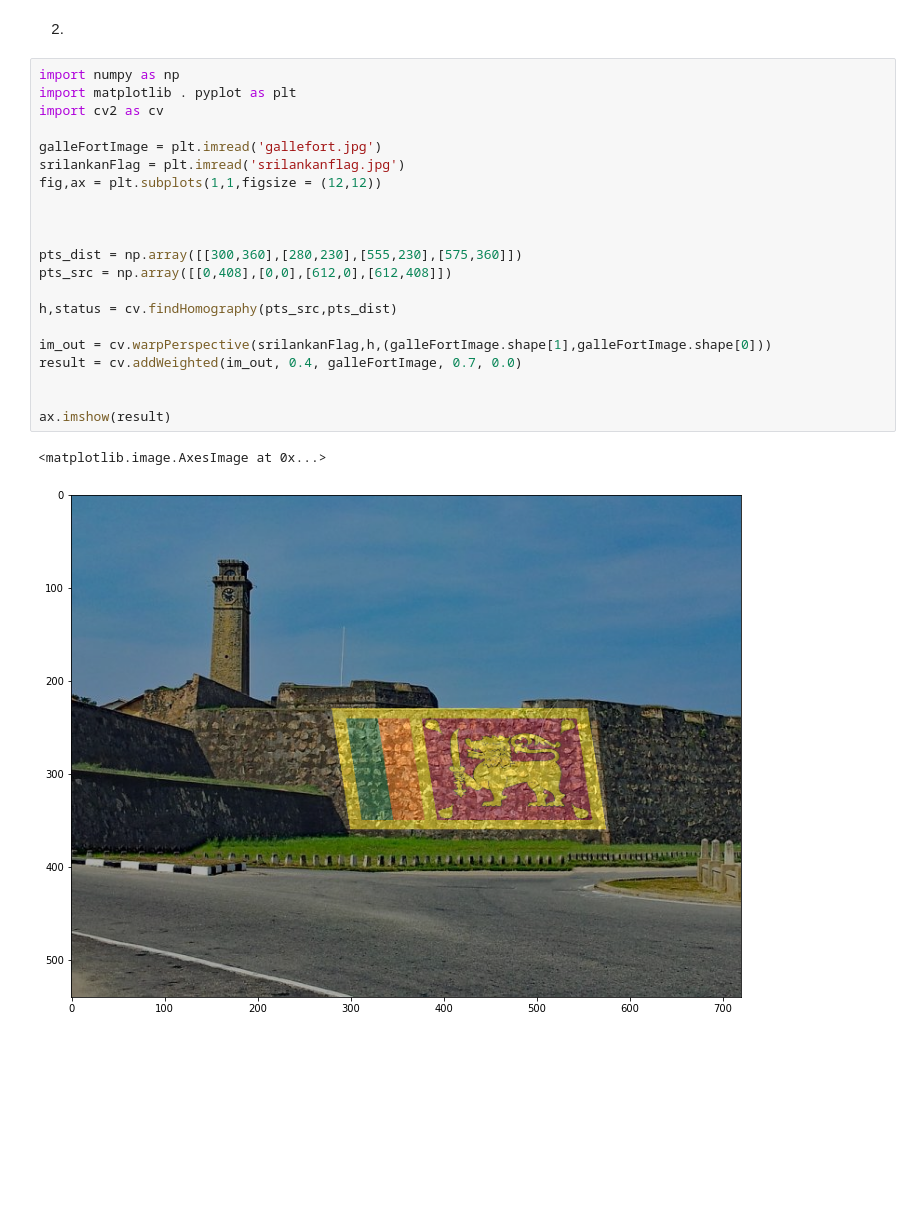
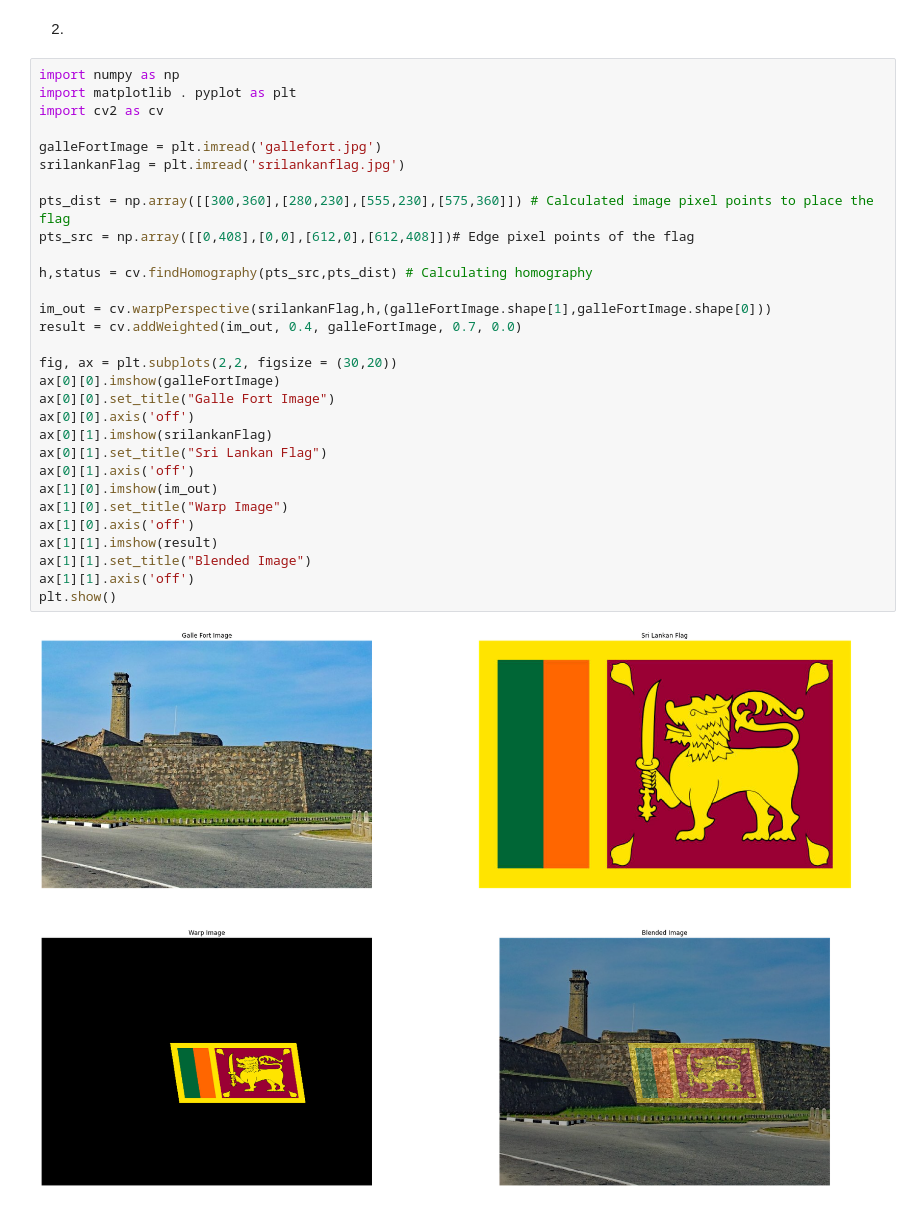
Before and after one commit to AkilaDimantha/Assignment-2, a Jupyter notebook: 190660F.ipynb, the cells around one changed output. Cells and saved outputs as stored; diff of their text form; blank space fills up the shorter version.

```diff
--- a/190660F.ipynb
+++ b/190660F.ipynb
@@ -171,24 +163,32 @@ plt.show()
 # %%
 import numpy as np
 import matplotlib . pyplot as plt
 import cv2 as cv
 
 galleFortImage = plt.imread('gallefort.jpg')
 srilankanFlag = plt.imread('srilankanflag.jpg')
-fig,ax = plt.subplots(1,1,figsize = (12,12))
 
+pts_dist = np.array([[300,360],[280,230],[555,230],[575,360]]) # Calculated image pixel points to place the flag
+pts_src = np.array([[0,408],[0,0],[612,0],[612,408]])# Edge pixel points of the flag
 
-
-pts_dist = np.array([[300,360],[280,230],[555,230],[575,360]])
-pts_src = np.array([[0,408],[0,0],[612,0],[612,408]])
-
-h,status = cv.findHomography(pts_src,pts_dist)
+h,status = cv.findHomography(pts_src,pts_dist) # Calculating homography
 
 im_out = cv.warpPerspective(srilankanFlag,h,(galleFortImage.shape[1],galleFortImage.shape[0]))
 result = cv.addWeighted(im_out, 0.4, galleFortImage, 0.7, 0.0)
 
-
-ax.imshow(result)
+fig, ax = plt.subplots(2,2, figsize = (30,20))
+ax[0][0].imshow(galleFortImage)
+ax[0][0].set_title("Galle Fort Image")
+ax[0][0].axis('off')
+ax[0][1].imshow(srilankanFlag)
+ax[0][1].set_title("Sri Lankan Flag")
+ax[0][1].axis('off')
+ax[1][0].imshow(im_out)
+ax[1][0].set_title("Warp Image")
+ax[1][0].axis('off')
+ax[1][1].imshow(result)
+ax[1][1].set_title("Blended Image")
+ax[1][1].axis('off')
+plt.show()
 # %% [output]
-<matplotlib.image.AxesImage at 0x...>
-[figure, old version]
+[figure, new version]
```
Also changed, not shown: parts of 17 cells of this notebook.
